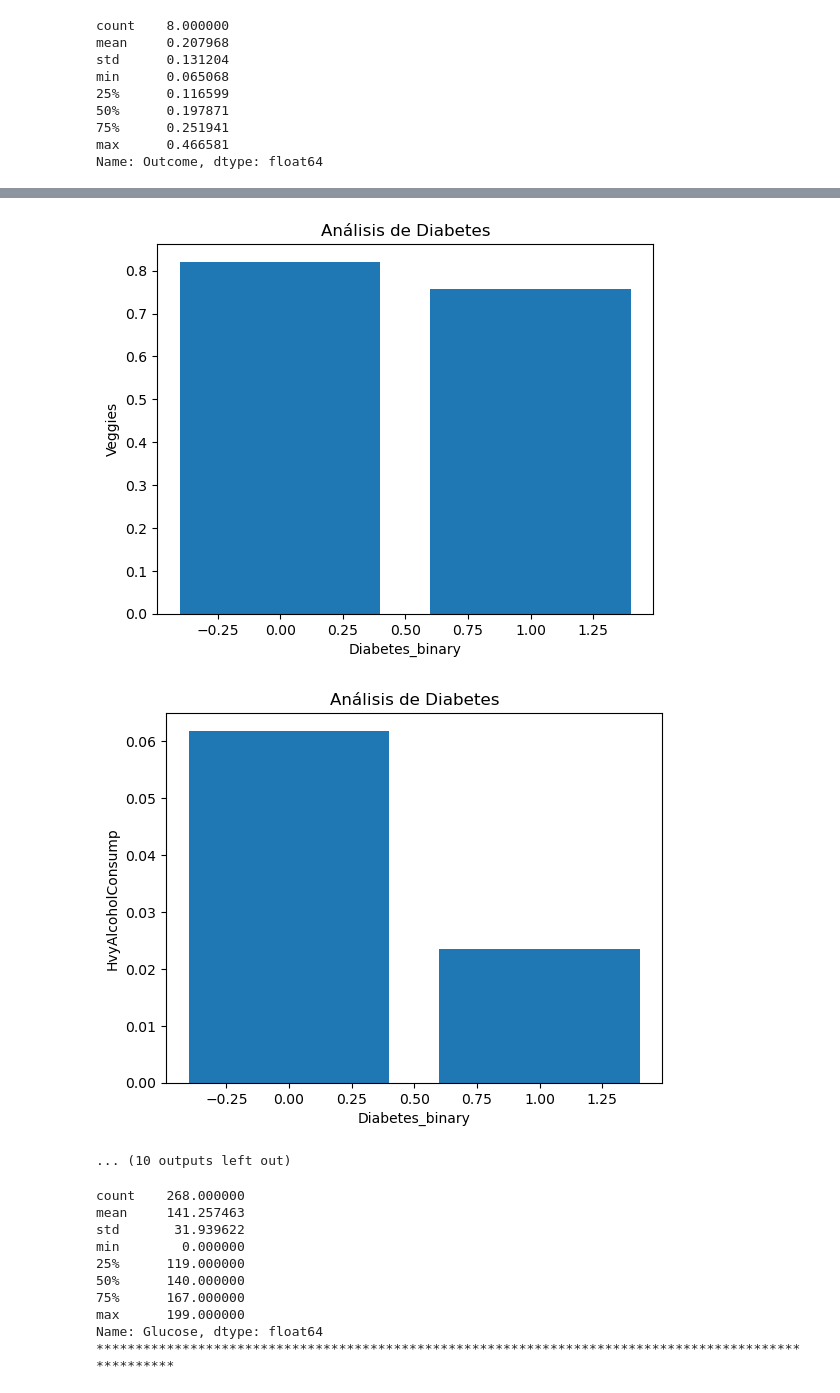
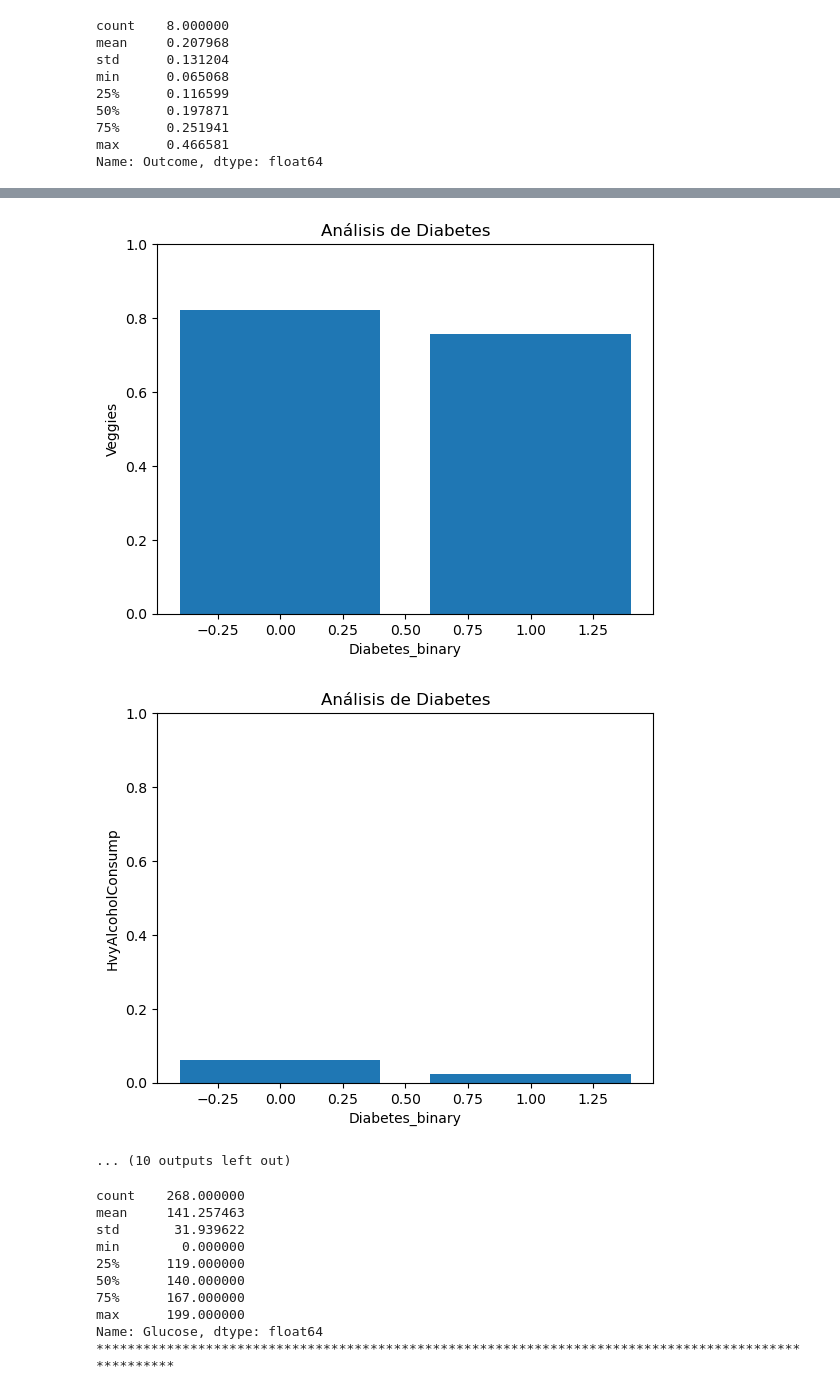
Before and after one commit to l1nk26/Proyecto-Samsung-Innovation-Campus, a Jupyter notebook: Saul.ipynb, the cells around one changed output, grey strips where cells are left out. Cells and saved outputs as stored; diff of their text form; code cells hidden in the pictures.

```diff
--- a/Saul.ipynb
+++ b/Saul.ipynb
@@ -120,10 +120,6 @@ plt.bar(Grafico_glucosa.index, Grafico_glucosa["Insulin"])
 plt.show()
 
 f = list(d3.columns)
-
-for i in f:
-    plt.boxplot()
-    plt.show()
 # %% [output]
      Pregnancies  Glucose  BloodPressure  SkinThickness  Insulin   BMI  \
 0              6      148             72             35        0  33.6
@@ -160,6 +154,7 @@ for i in range(len(aux)):
     plt.ylabel(aux[i])
     plt.xlabel("Diabetes_binary")
     plt.title('Análisis de Diabetes')
+    plt.ylim(0, d2[aux[i]].max())
     plt.show()
 # %% [output]
                    HighBP  HighChol  CholCheck        BMI    Smoker    Stroke  \
@@ -191,5 +186,5 @@ Diabetes_binary
-[figure, old version]
+[figure, new version]
-[figure, old version]
+[figure, new version]
 ... (10 outputs left out)
 # %%
 df2 = pd.read_csv("./diabetes_binary_5050split_health_indicators_BRFSS2015.csv")
```
Also changed, not shown: parts of 2 cells of this notebook.
